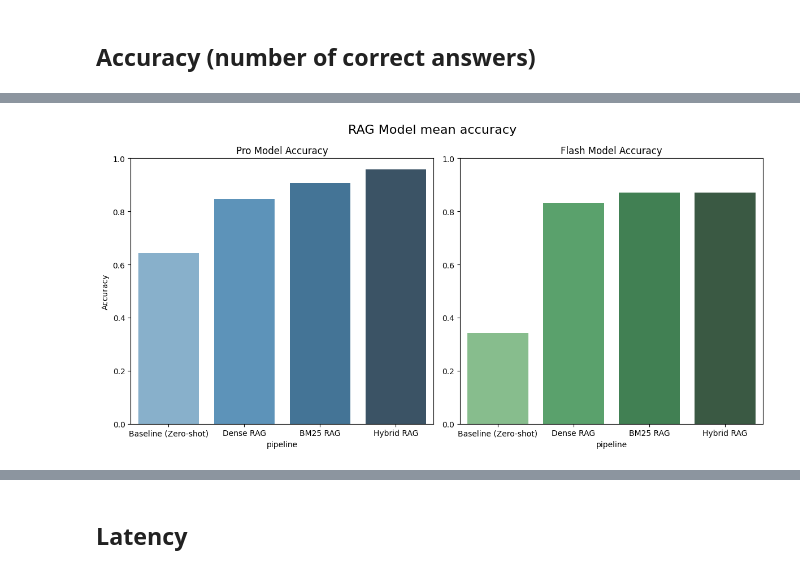
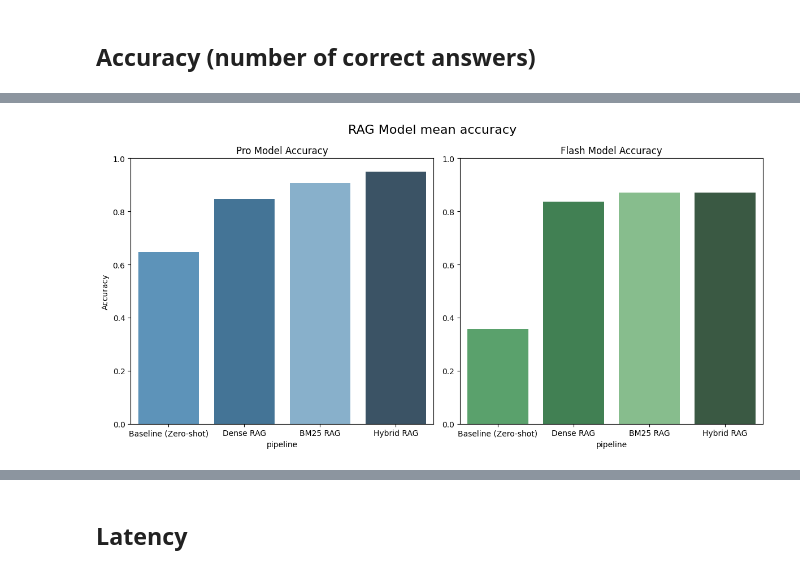
Before and after one commit to l4t8/RAG-Technical-Q-A, a Jupyter notebook: data.ipynb, the cells around one changed output, grey strips where cells are left out. Saved outputs shown, nothing was run; the diff lists cells and outputs as text; code cells hidden in the pictures.

Commit message:
Added more visualization, removed unnecessary scripts in notebook

```diff
--- a/data.ipynb
+++ b/data.ipynb
@@ -6,9 +8,10 @@ import os
 import json
 import numpy as np
 
+CSV_FILE_FLASH = "gemini-2.5-flash.csv"
+CSV_FILE_PRO = "gemini-2.5-pro.csv"
 
-CSV_FILE = "gemini-2.5-flash.csv"
-#CSV_FILE = "gemini-2.5-pro.csv"
+CSV_FILE = CSV_FILE_PRO
 
 MODEL = CSV_FILE.replace(".csv","")
 GENERAL_DATAFRAME_PATH = "results.csv"
@@ -177,0 +61,20 @@ plot_data
+# %%
+df_flash = pd.read_csv(CSV_FILE_FLASH)
+df_pro = pd.read_csv(CSV_FILE_PRO)
+
+df_flash = df_flash.rename(columns={'correct': 'score'})
+df_flash['score'] = df_flash['score'].fillna(0).astype(int)
+df_flash['score'] = df_flash['score'].astype(int)
+
+df_pro = df_pro.rename(columns={'correct': 'score'})
+df_pro['score'] = df_pro['score'].fillna(0).astype(int)
+df_pro['score'] = df_pro['score'].astype(int)
+
+stats_flash = df_flash.groupby('pipeline')['score'].mean()
+stats_pro = df_pro.groupby('pipeline')['score'].mean()
+
+stats_flash.name = 'flash_acc'
+stats_pro.name = 'pro_acc'
+
+general_df = pd.concat([stats_flash, stats_pro], axis=1)
+general_df
@@ -178,6 +88,6 @@ plot_data
 # %%
-import matplotlib.pyplot as plt
-import seaborn as sns
+custom_order = ["Baseline (Zero-shot)", "Dense RAG", "BM25 RAG", "Hybrid RAG"]
+plot_data = general_df.copy()
 
 # 1. Change to 1 Row, 2 Columns (and reduce width slightly)
 fig, axes = plt.subplots(1, 2, figsize=(12, 6))
@@ -185,33 +95,35 @@ fig.suptitle('RAG Model mean accuracy', fontsize=16)
 
 # --- CHART 1: PRO Model ---
 sns.barplot(
     data=plot_data,
     x="pipeline",
     y="pro_acc",
     hue="pipeline",
     palette="Blues_d",
     legend=False,
-    ax=axes[0]
+    ax=axes[0],
+    order=custom_order
 )
 axes[0].set_title("Pro Model Accuracy")
 axes[0].set_ylim(0, 1.0)
 axes[0].set_ylabel("Accuracy")
 
 # --- CHART 2: FLASH Model ---
 sns.barplot(
     data=plot_data,
     x="pipeline",
     y="flash_acc",
     hue="pipeline",
     palette="Greens_d",
     legend=False,
-    ax=axes[1]
+    ax=axes[1],
+    order=custom_order
 )
 axes[1].set_title("Flash Model Accuracy")
 axes[1].set_ylim(0, 1.0)
 axes[1].set_ylabel("") # Hide Y-label for the second chart to look cleaner
 
 plt.tight_layout()
 plt.show()
 # %% [output]
-[figure, old version]
+[figure, new version]
```
Also changed, not shown: parts of 40 cells of this notebook, 4 other files.
